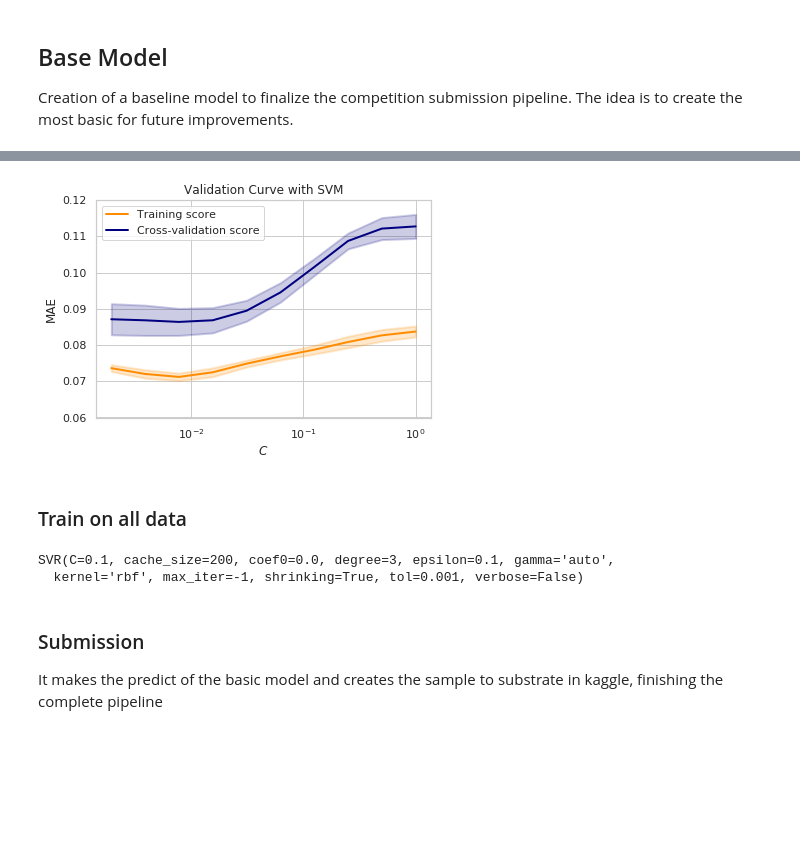
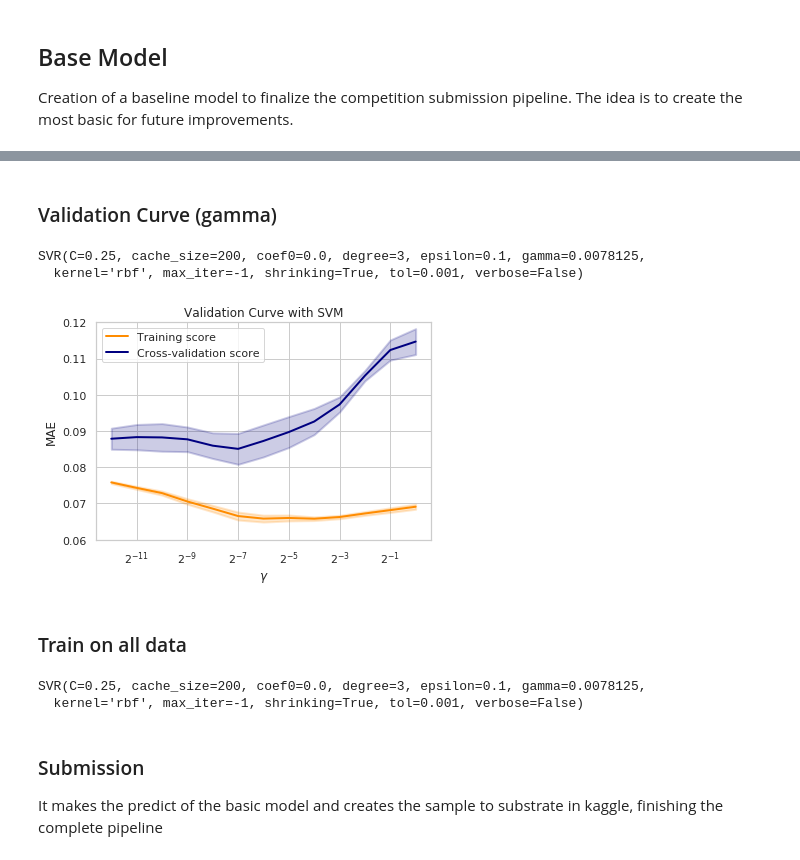
Before and after one commit to eraldoluis/kddbr-2018, a Jupyter notebook: nb/validation-svr.ipynb, the cells around one changed output, grey strips where cells are left out. Cells and saved outputs as stored; diff of their text form; code cells hidden in the pictures; blank space fills up the shorter version.

```diff
--- a/nb/validation-svr.ipynb
+++ b/nb/validation-svr.ipynb
@@ -42,6 +43,9 @@ df_test  = pd.read_csv(os.path.join(path, 'test.csv'))
 # Merge train and test data for ease of pre-processing.
 df_all = pd.concat([df_train, df_test], sort=False)
 
+# Configure number of jobs.
+N_JOBS=7
+
 print('Shapes\n---\nTrain: {}\n Test: {}\n  All: {}'.format(df_train.shape, df_test.shape, df_all.shape))
 # %% [output]
 Shapes
@@ -55,6 +59,6 @@ Train: (3332, 7)
 These files hold atmospheric data from January 2002 to December 2017, and can be used to estimate the weather conditions during the development of the plant. Notice that weather does influence the production. Using only a single month prior to harvest is probably too little data. Participants should decide how far back in the past they want to look when training models.
 # %%
 df_all_ftrs = addFieldDataFtrs(df_all, shiftPeriod=6)
-df_all_ftrs = addSoilFtrs(df_all_ftrs)
-df_all_ftrs.columns
+#df_all_ftrs = addSoilFtrs(df_all_ftrs)
+print(list(df_all_ftrs.columns))
 # %% [output]
@@ -177,45 +221,50 @@ res2.sort_values('mean_test_score', ascending=False).head(20)
+# %% [markdown]
+### Validation Curve (gamma)
 # %%
 from sklearn.model_selection import validation_curve
 
-# Param C range.
-#param_range = np.logspace(-9, 0, 10, base=2)
-param_range = np.logspace(-9, 0, 10, base=2)
+# Param gamma range.
+gamma_range = np.logspace(-12, 0, 13, base=2)
 
 # Cross-validation generator.
 cv = cvPerYear(X, y, 2009, 2012, evalOnlyLast=False)
 
 # Model.
-model = SVR(kernel='rbf', C=0.1)
+model = SVR(**param_search.best_params_)
+print(model)
 
 train_scores, test_scores = validation_curve(
     model, Xt, y, param_name='gamma',
-    param_range=param_range, cv=cv,
-    scoring='neg_mean_absolute_error', n_jobs=3)
+    param_range=gamma_range, cv=cv,
+    scoring='neg_mean_absolute_error', n_jobs=N_JOBS)
 
 train_scores_mean = -np.mean(train_scores, axis=1)
 train_scores_std = np.std(train_scores, axis=1)
 test_scores_mean = -np.mean(test_scores, axis=1)
 test_scores_std = np.std(test_scores, axis=1)
+# %% [output]
+SVR(C=0.25, cache_size=200, coef0=0.0, degree=3, epsilon=0.1, gamma=0.0078125,
+  kernel='rbf', max_iter=-1, shrinking=True, tol=0.001, verbose=False)
 # %%
 plt.title("Validation Curve with SVM")
-plt.xlabel("$C$")
+plt.xlabel("$\gamma$")
 plt.ylabel("MAE")
 plt.ylim(0.06, 0.12)
 lw = 2
-plt.semilogx(param_range, train_scores_mean, label="Training score",
-             color="darkorange", lw=lw)
-plt.fill_between(param_range, train_scores_mean - train_scores_std,
+plt.semilogx(gamma_range, train_scores_mean, label="Training score",
+             color="darkorange", lw=lw, basex=2)
+plt.fill_between(gamma_range, train_scores_mean - train_scores_std,
                  train_scores_mean + train_scores_std, alpha=0.2,
                  color="darkorange", lw=lw)
-plt.semilogx(param_range, test_scores_mean, label="Cross-validation score",
-             color="navy", lw=lw)
-plt.fill_between(param_range, test_scores_mean - test_scores_std,
+plt.semilogx(gamma_range, test_scores_mean, label="Cross-validation score",
+             color="navy", lw=lw, basex=2)
+plt.fill_between(gamma_range, test_scores_mean - test_scores_std,
                  test_scores_mean + test_scores_std, alpha=0.2,
                  color="navy", lw=lw)
 plt.legend(loc="best")
 plt.show()
 # %% [output]
-[figure, old version]
+[figure, new version]
 # %% [markdown]
 ### Train on all data
 # %%
@@ -234,10 +283,10 @@ scaler = StandardScaler()
 Xt = scaler.fit_transform(X)
 
 # Train.
-base_model = SVR(kernel='rbf', C=1e-1)
-base_model.fit(Xt, y)
+model = SVR(**param_search.best_params_)
+model.fit(Xt, y)
 # %% [output]
-SVR(C=0.1, cache_size=200, coef0=0.0, degree=3, epsilon=0.1, gamma='auto',
+SVR(C=0.25, cache_size=200, coef0=0.0, degree=3, epsilon=0.1, gamma=0.0078125,
   kernel='rbf', max_iter=-1, shrinking=True, tol=0.001, verbose=False)
 # %% [markdown]
 ### Submission
```
Also changed, not shown: parts of 11 cells of this notebook.
